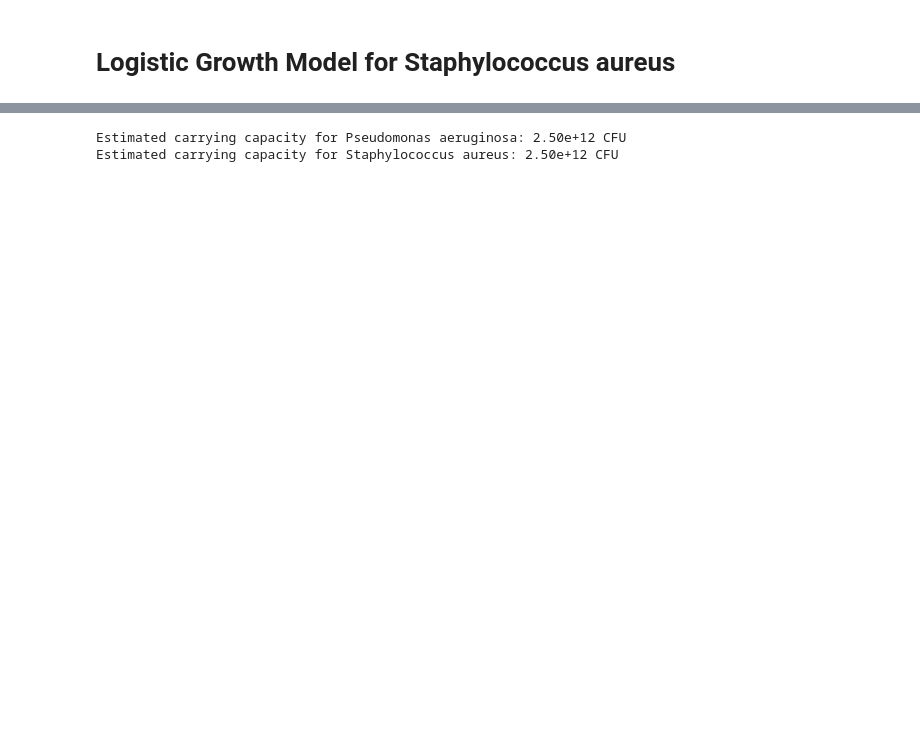
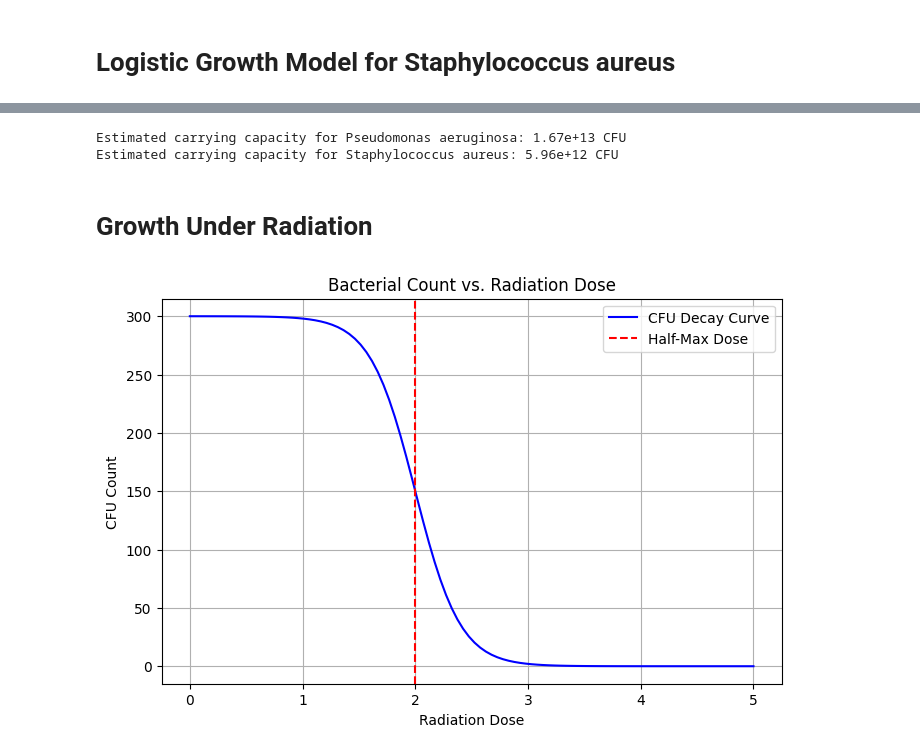
Before and after one commit to SpicedDill/Bacteria-Dynamics, a Jupyter notebook: modeling_pa01_staph.ipynb, the cells around one changed output, grey strips where cells are left out. Drawn from its saved outputs; the diff is of its cells as text; code cells hidden in the pictures; blank space fills up the shorter version.

```diff
--- a/modeling_pa01_staph.ipynb
+++ b/modeling_pa01_staph.ipynb
@@ -169,16 +267,61 @@ def calculate_carrying_capacity(agar_mg, yield_factor, dry_weight_per_cell):
     return N_max
 
 # Example for Pseudomonas aeruginosa
-agar_mg = 5000  # 5000 mg (5 g of agar in a Petri dish)
-yield_factor = 0.5  # Assume 0.5 mg biomass per mg agar
-dry_weight_per_cell = 1e-9  # ~1e-12 g = 1e-9 mg per bacterial cell
+agar_mg = 800  # 5000 mg (5 g of agar in a Petri dish)
+yield_factor = 2.085  # Assume 0.5 mg biomass per mg agar
+dry_weight_per_cell_pa01 = 1e-10  # ~1e-12 g = 1e-9 mg per bacterial cell
+dry_weight_per_cell_staph = 2.8e-10
 
-N_max_pseudomonas = calculate_carrying_capacity(agar_mg, yield_factor, dry_weight_per_cell)
+N_max_pseudomonas = calculate_carrying_capacity(agar_mg, yield_factor, dry_weight_per_cell_pa01)
 print(f"Estimated carrying capacity for Pseudomonas aeruginosa: {N_max_pseudomonas:.2e} CFU")
 
 # Example for Staphylococcus aureus
-N_max_staph = calculate_carrying_capacity(agar_mg, yield_factor, dry_weight_per_cell)
+N_max_staph = calculate_carrying_capacity(agar_mg, yield_factor, dry_weight_per_cell_staph)
 print(f"Estimated carrying capacity for Staphylococcus aureus: {N_max_staph:.2e} CFU")
 # %% [output]
-Estimated carrying capacity for Pseudomonas aeruginosa: 2.50e+12 CFU
-Estimated carrying capacity for Staphylococcus aureus: 2.50e+12 CFU
+Estimated carrying capacity for Pseudomonas aeruginosa: 1.67e+13 CFU
+Estimated carrying capacity for Staphylococcus aureus: 5.96e+12 CFU
+# %% [markdown]
+# Growth Under Radiation
+# %%
+import numpy as np
+import matplotlib.pyplot as plt
+
+def bacterial_decay(dose, max_cf, half_max_dose, steepness):
+    """
+    Calculate bacterial CFUs as a function of radiation dose using a logistic decay function.
+
+    Parameters:
+        dose (float or np.ndarray): The radiation dose(s) to evaluate.
+        max_cf (float): The initial bacterial CFU count before radiation.
+        half_max_dose (float): The dose at which the CFU count is half of max_cf.
+        steepness (float): The steepness of the decline (higher value = steeper decline).
+
+    Returns:
+        np.ndarray: The CFU count(s) for the given dose(s).
+    """
+    return max_cf * (1 - 1 / (1 + np.exp(-steepness * (dose - half_max_dose))))
+
+# Parameters
+max_cf = 300  # Initial CFU count (e.g., 1000 CFUs without radiation)
+half_max_dose = 2.0  # Dose where CFU count is reduced to half of max_cf
+steepness = 5.0  # Controls how steeply the CFU count decreases
+
+# Doses to evaluate
+doses = np.linspace(0, 5, 100)
+
+# Calculate CFUs
+cfu_counts = bacterial_decay(doses, max_cf, half_max_dose, steepness)
+
+# Plot the trend
+plt.figure(figsize=(8, 5))
+plt.plot(doses, cfu_counts, label="CFU Decay Curve", color="blue")
+plt.axvline(half_max_dose, color="red", linestyle="--", label="Half-Max Dose")
+plt.xlabel("Radiation Dose")
+plt.ylabel("CFU Count")
+plt.title("Bacterial Count vs. Radiation Dose")
+plt.legend()
+plt.grid(True)
+plt.show()
+# %% [output]
+[figure, added]
```
Also changed, not shown: parts of 4 cells of this notebook.
